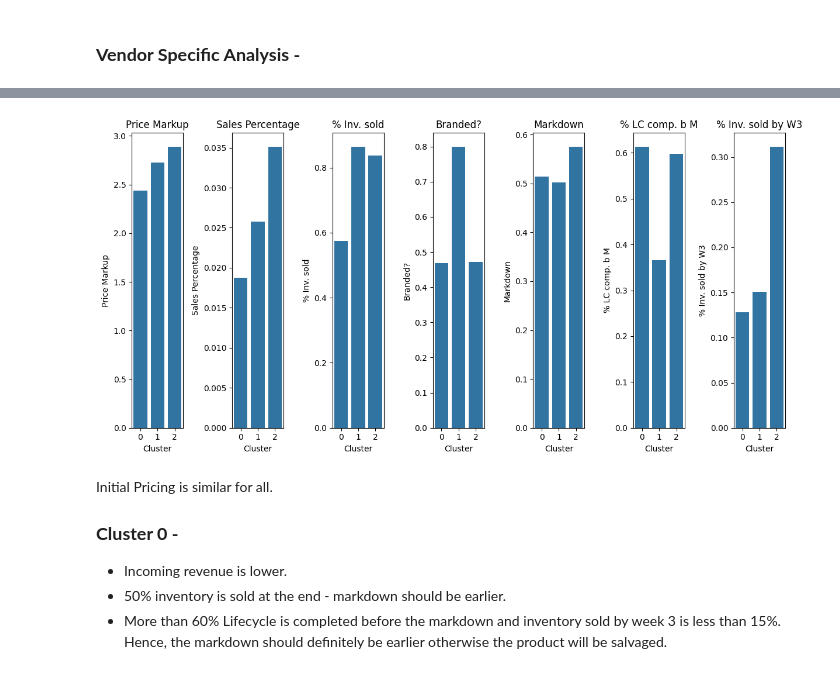
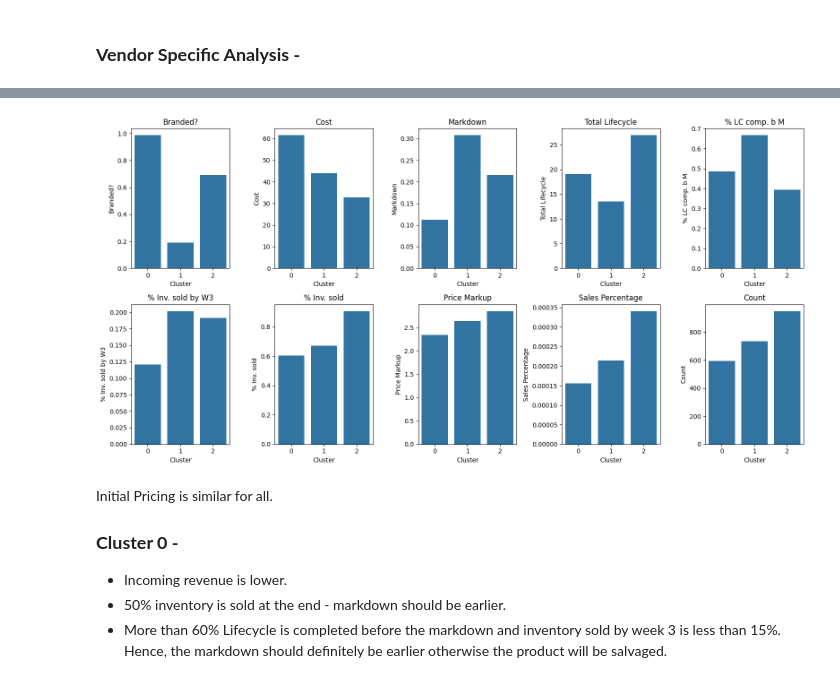
Before and after one commit to akshat-karwa/Markdown-Management, a Jupyter notebook: markdown_management.ipynb, the cells around one changed output, grey strips where cells are left out. Cells and saved outputs as stored; diff of their text form; code cells hidden in the pictures.

Commit message:
final code with clustering and random forest

```diff
--- a/markdown_management.ipynb
+++ b/markdown_management.ipynb
@@ -260,4 +291,11 @@ cluster_summary = correlation_data.groupby('Cluster').mean()
 # %%
+optimal_k = 3
+kmeans = KMeans(n_clusters=optimal_k)
+cluster_labels = kmeans.fit_predict(scaled_data)
+
+data_for_clustering['Cluster'] = cluster_labels
+cluster_summary = data_for_clustering.groupby('Cluster').mean()
+
 pca = PCA(n_components=3)
 pca_result = pca.fit_transform(scaled_data)
 pca_df = pd.DataFrame(data=pca_result, columns=['PC1', 'PC2', 'PC3'])
@@ -296,0 +318,11 @@ clustering_data
+# %%
+components = pca.components_
+feature_names = correlation_data.columns
+loadings = pd.DataFrame(components.T, index=feature_names, columns=['PC1', 'PC2', 'PC3'])
+print("PCA Component Loadings (contributions of each feature):")
+print(loadings)
+explained_variance = pca.explained_variance_ratio_
+print("\nExplained Variance Ratio:")
+for i, variance in enumerate(explained_variance):
+    print(f"PC{i+1}: {variance:.4f} ({variance*100:.2f}%)")
+print(f"Total Variance Explained: {sum(explained_variance)*100:.2f}%")
@@ -296,0 +347,10 @@ clustering_data
+# %%
+plt.figure(figsize=(10, 10))
+for i, pc in enumerate(['PC1', 'PC2', 'PC3']):
+    plt.subplot(3, 1, i+1)
+    pc_loadings = loadings[pc].abs().sort_values(ascending=False)
+    top_features = min(10, len(pc_loadings))
+    pc_loadings[:top_features].plot(kind='bar')
+    plt.title(f'Top Features Contributing to {pc}')
+    plt.tight_layout()
+plt.show()
@@ -297,5 +376,5 @@ clustering_data
 # %%
-cluster_counts = clustering_data['Cluster'].value_counts().sort_index()
+cluster_counts = data_for_clustering['Cluster'].value_counts().sort_index()
 cluster_summary['Count'] = cluster_counts
 cluster_summary
 # %% [output]
@@ -341,16 +386,19 @@ plt.figure(figsize=(4, 2))
 # %%
-plt.figure(figsize=(12, 6))
+plt.figure(figsize=(16, 8))
 
-for i, metric in enumerate(key_metrics):
-    plt.subplot(1, 7, i+1)
+for i, metric in enumerate(cluster_summary.columns):
+    row = i // 5
+    col = i % 5
+    plt.subplot(2, 5, i+1)
     sns.barplot(x=cluster_summary.index, y=cluster_summary[metric])
     plt.title(f'{metric}')
     plt.ylabel(metric)
     plt.xlabel('Cluster')
 
 plt.tight_layout()
+plt.show()
 # %% [output]
-[figure, old version]
+[figure, new version]
 # %% [markdown]
 Initial Pricing is similar for all.
 ### **Cluster 0 -**
```
Also changed, not shown: parts of 40 cells of this notebook, 2 other files.
